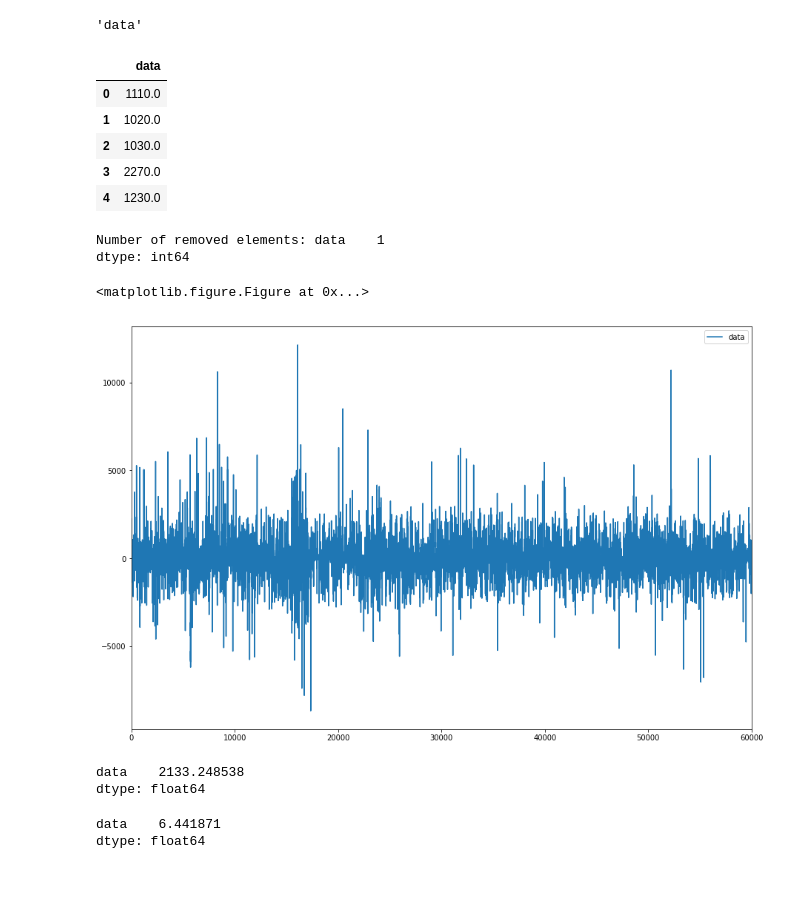
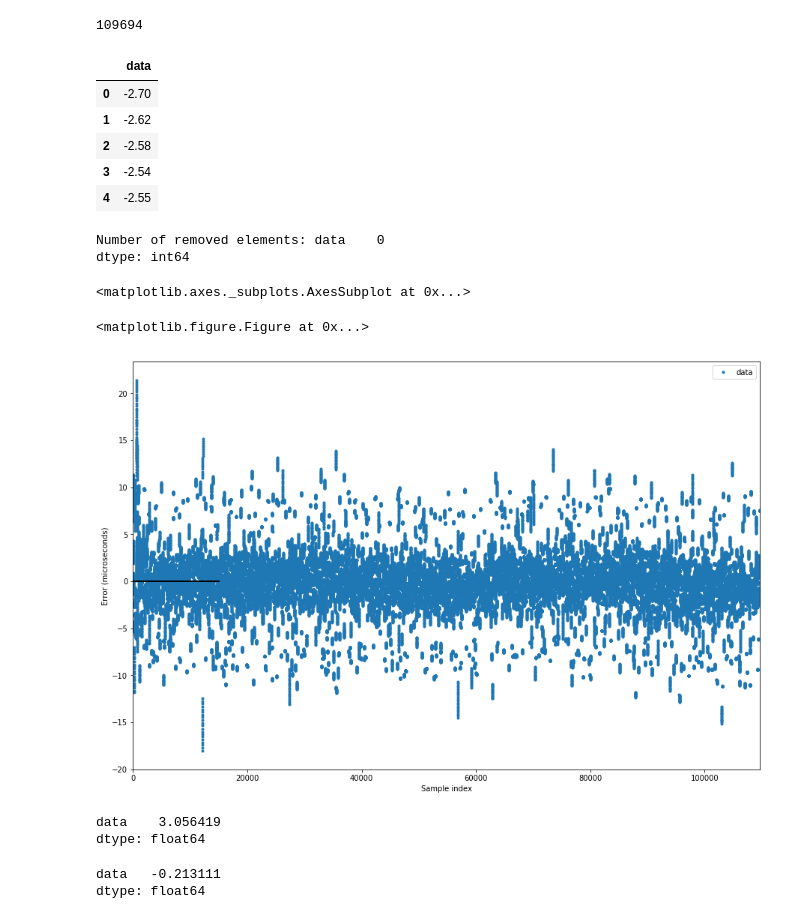
Before and after one commit to felipemoran/DataAnalyser, a Jupyter notebook: single_df_plot.ipynb, the cells around one changed output. Saved outputs shown, nothing was run; the diff lists cells and outputs as text; code cells hidden in the pictures; blank space fills up the shorter version.

```diff
--- a/single_df_plot.ipynb
+++ b/single_df_plot.ipynb
@@ -15,60 +15,69 @@ Jupyter.keyboard_manager.command_shortcuts.add_shortcut('r', {
 import pandas as pd
 import numpy as np
 import math as m
+import matplotlib
 import matplotlib.pyplot as plt
 import DataAnalyser2
 
-file_name = "composed_log.gps_rpi"
+file_name = "2018-1-22_1.tsch_arduino"
 
 # DataAnalyser2.process_gologic_csv(file_name)
 df = pd.read_csv("Data/" + file_name + ".csv", names=["data"])
 # df.drop(['accumulated_us'], axis=1, inplace=True)
-df = df.iloc[:60000]
+# df = df.iloc[:108000]
 df.columns[0]
+df.size
 # %% [output]
-'data'
+109694
 # %%
 df.head()
 # %% [output]
 |  | data |
-| 0 | 1110.0 |
-| 1 | 1020.0 |
-| 2 | 1030.0 |
-| 3 | 2270.0 |
-| 4 | 1230.0 |
+| 0 | -2.70 |
+| 1 | -2.62 |
+| 2 | -2.58 |
+| 3 | -2.54 |
+| 4 | -2.55 |
 # %%
 %matplotlib inline
 plt.figure()
 
 # remove some outliers
 removed_elements_count = df.count()
 df_no_outliers = df
 coef = 10
 
 mean = df.mean()
 std = df.std()
 
 df_no_outliers = df[df < mean + coef*std]
 df_no_outliers = df_no_outliers[df > mean - coef*std]
 
 removed_elements_count = removed_elements_count - df_no_outliers.count()
-# df.iloc[10000:10100].plot(figsize=(15,10))
-df_no_outliers.plot(figsize=(15,10))
+# df.iloc[3500:3700].plot(figsize=(15,10))
+raw_sample_plot = df_no_outliers.iloc[:].plot(figsize=(15,10), marker='.', linestyle='')
+raw_sample_plot.set_xlabel("Sample index")
+raw_sample_plot.set_ylabel("Error (microseconds)")
+
+plt.plot([0, 15000], [0, 0], color='k', linestyle='-', linewidth=2)
+
 print("Number of removed elements: {}".format(removed_elements_count))
+raw_sample_plot
 # %% [output]
-Number of removed elements: data    1
+Number of removed elements: data    0
 dtype: int64
-<matplotlib.figure.Figure at 0x...>
+<matplotlib.axes._subplots.AxesSubplot at 0x...>
+<matplotlib.figure.Figure at 0x...>
-[figure, old version]
+[figure, new version]
 # %%
 df.std()
 # %% [output]
-data    2133.248538
+data    3.056419
 dtype: float64
 # %%
 df.mean()
 # %% [output]
-data    6.441871
+data   -0.213111
 dtype: float64
 # %%
 # df.delay_us = df.delay_us[df.delay_us < df.delay_us.mean() + 10*df.delay_us.std()]
```
Also changed, not shown: parts of 4 cells of this notebook, 13 other files.
